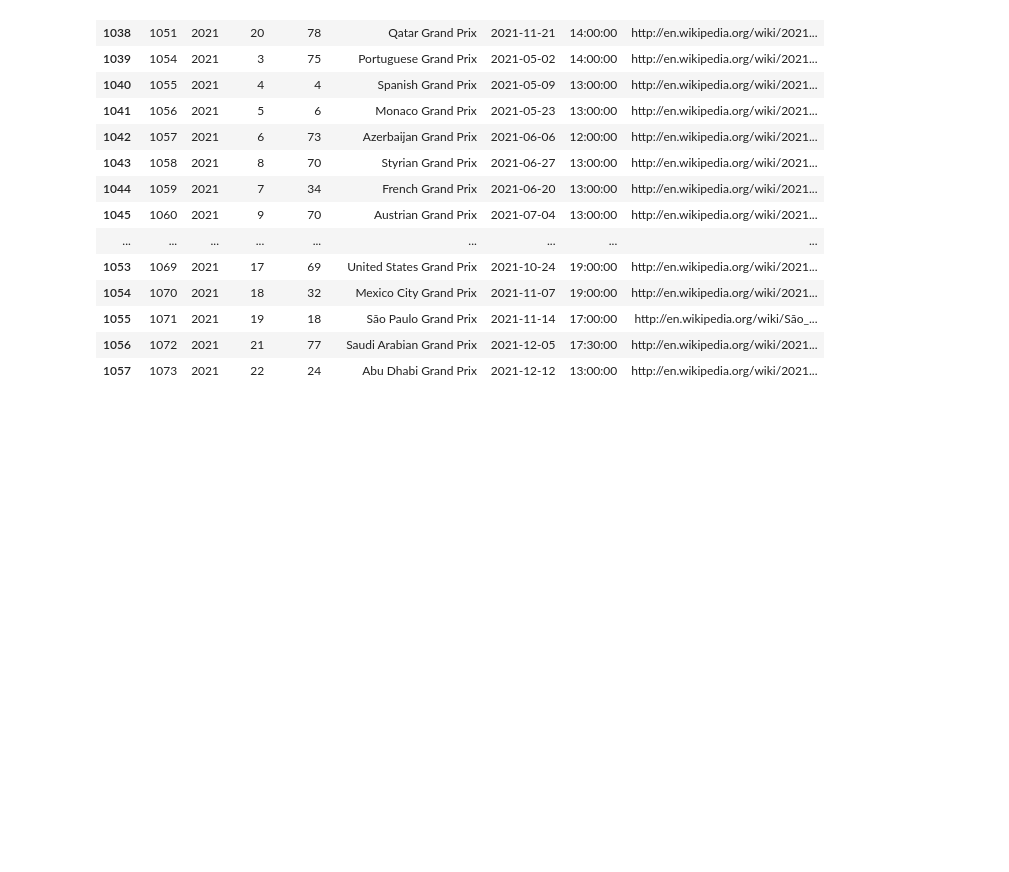
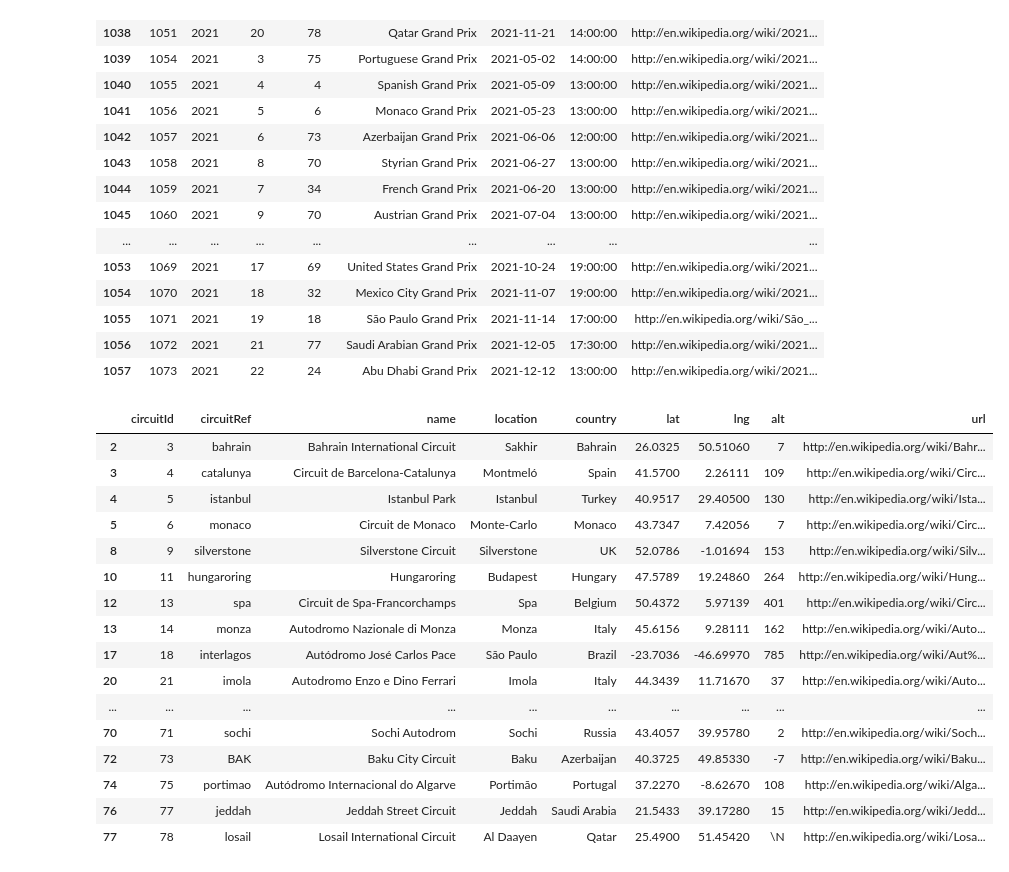
Before and after one commit to annevogel13/lifradaravion, a Jupyter notebook: NotebooksAnne/interactivemap.ipynb, the cells around one changed output. Cells and saved outputs as stored; diff of their text form; code cells hidden in the pictures; blank space fills up the shorter version.

```diff
--- a/NotebooksAnne/interactivemap.ipynb
+++ b/NotebooksAnne/interactivemap.ipynb
@@ -84,0 +76,22 @@ for _, gp in grandprixs.iterrow():
+# %%
+# combining two datasets, looking for all the grandprix information of all the circuits and only keeping the ones in season 2021
+grandprix_21 = grandprixs[grandprixs['circuitId'].isin(season21['circuitId'])]
+grandprix_21
+# %% [output]
+|  | circuitId | circuitRef | name | location | country | lat | lng | alt | url |
+| 2 | 3 | bahrain | Bahrain International Circuit | Sakhir | Bahrain | 26.0325 | 50.51060 | 7 | http://en.wikipedia.org/wiki/Bahr... |
+| 3 | 4 | catalunya | Circuit de Barcelona-Catalunya | Montmeló | Spain | 41.5700 | 2.26111 | 109 | http://en.wikipedia.org/wiki/Circ... |
+| 4 | 5 | istanbul | Istanbul Park | Istanbul | Turkey | 40.9517 | 29.40500 | 130 | http://en.wikipedia.org/wiki/Ista... |
+| 5 | 6 | monaco | Circuit de Monaco | Monte-Carlo | Monaco | 43.7347 | 7.42056 | 7 | http://en.wikipedia.org/wiki/Circ... |
+| 8 | 9 | silverstone | Silverstone Circuit | Silverstone | UK | 52.0786 | -1.01694 | 153 | http://en.wikipedia.org/wiki/Silv... |
+| 10 | 11 | hungaroring | Hungaroring | Budapest | Hungary | 47.5789 | 19.24860 | 264 | http://en.wikipedia.org/wiki/Hung... |
+| 12 | 13 | spa | Circuit de Spa-Francorchamps | Spa | Belgium | 50.4372 | 5.97139 | 401 | http://en.wikipedia.org/wiki/Circ... |
+| 13 | 14 | monza | Autodromo Nazionale di Monza | Monza | Italy | 45.6156 | 9.28111 | 162 | http://en.wikipedia.org/wiki/Auto... |
+| 17 | 18 | interlagos | Autódromo José Carlos Pace | São Paulo | Brazil | -23.7036 | -46.69970 | 785 | http://en.wikipedia.org/wiki/Aut%... |
+| 20 | 21 | imola | Autodromo Enzo e Dino Ferrari | Imola | Italy | 44.3439 | 11.71670 | 37 | http://en.wikipedia.org/wiki/Auto... |
+| ... | ... | ... | ... | ... | ... | ... | ... | ... | ... |
+| 70 | 71 | sochi | Sochi Autodrom | Sochi | Russia | 43.4057 | 39.95780 | 2 | http://en.wikipedia.org/wiki/Soch... |
+| 72 | 73 | BAK | Baku City Circuit | Baku | Azerbaijan | 40.3725 | 49.85330 | -7 | http://en.wikipedia.org/wiki/Baku... |
+| 74 | 75 | portimao | Autódromo Internacional do Algarve | Portimão | Portugal | 37.2270 | -8.62670 | 108 | http://en.wikipedia.org/wiki/Alga... |
+| 76 | 77 | jeddah | Jeddah Street Circuit | Jeddah | Saudi Arabia | 21.5433 | 39.17280 | 15 | http://en.wikipedia.org/wiki/Jedd... |
+| 77 | 78 | losail | Losail International Circuit | Al Daayen | Qatar | 25.4900 | 51.45420 | \N | http://en.wikipedia.org/wiki/Losa... |
```
Also changed, not shown: parts of 6 cells of this notebook.
